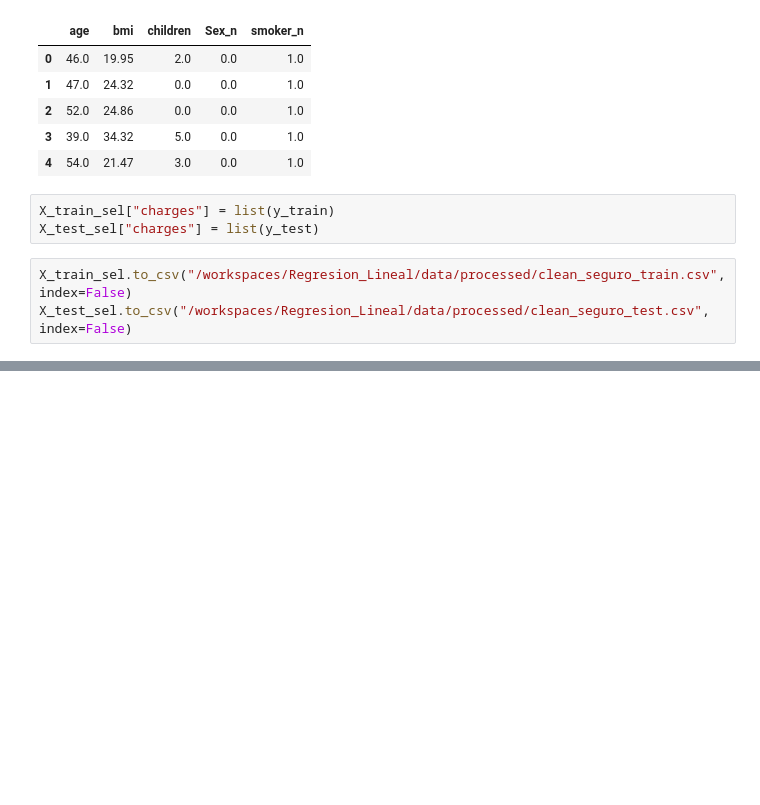
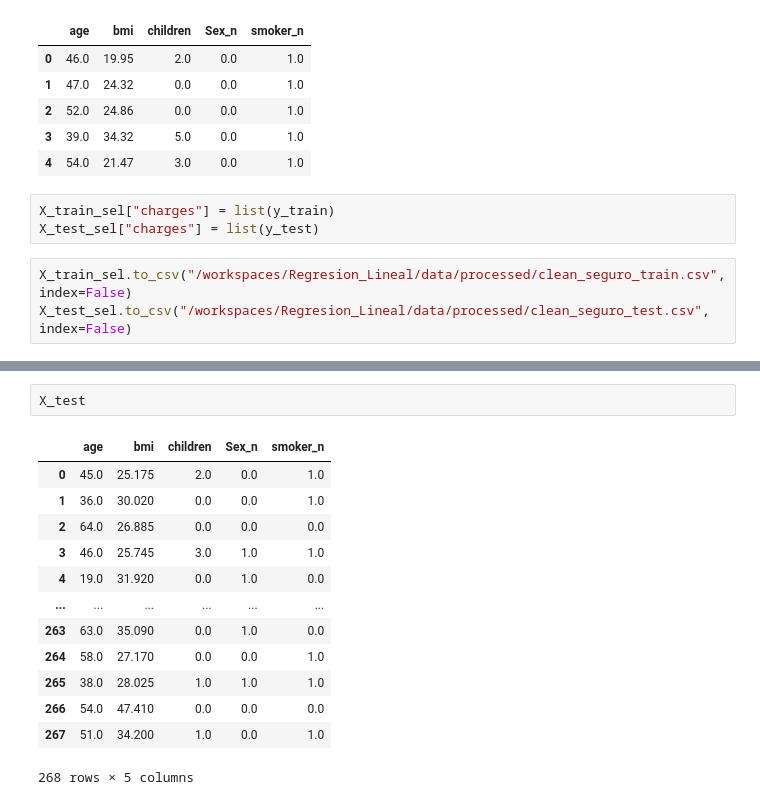
Before and after one commit to emilceinfante/Regresion_Lineal, a Jupyter notebook: explore 2.ipynb, the cells around one changed output, grey strips where cells are left out. Cells and saved outputs as stored; diff of their text form; blank space fills up the shorter version.

```diff
--- a/explore 2.ipynb
+++ b/explore 2.ipynb
@@ -388,0 +425,16 @@ X_test_sel.to_csv("/workspaces/Regresion_Lineal/data/processed/clean_seguro_test
+# %%
+X_test
+# %% [output]
+|  | age | bmi | children | Sex_n | smoker_n |
+| 0 | 45.0 | 25.175 | 2.0 | 0.0 | 1.0 |
+| 1 | 36.0 | 30.020 | 0.0 | 0.0 | 1.0 |
+| 2 | 64.0 | 26.885 | 0.0 | 0.0 | 0.0 |
+| 3 | 46.0 | 25.745 | 3.0 | 1.0 | 1.0 |
+| 4 | 19.0 | 31.920 | 0.0 | 1.0 | 0.0 |
+| ... | ... | ... | ... | ... | ... |
+| 263 | 63.0 | 35.090 | 0.0 | 1.0 | 0.0 |
+| 264 | 58.0 | 27.170 | 0.0 | 0.0 | 1.0 |
+| 265 | 38.0 | 28.025 | 1.0 | 1.0 | 1.0 |
+| 266 | 54.0 | 47.410 | 0.0 | 0.0 | 0.0 |
+| 267 | 51.0 | 34.200 | 1.0 | 0.0 | 1.0 |
+268 rows × 5 columns
```
Also changed, not shown: parts of 11 cells of this notebook.
